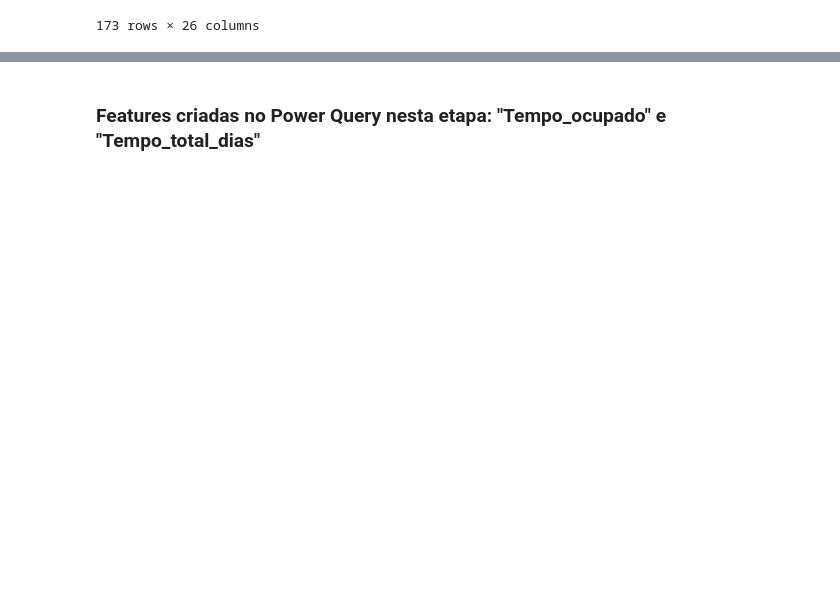
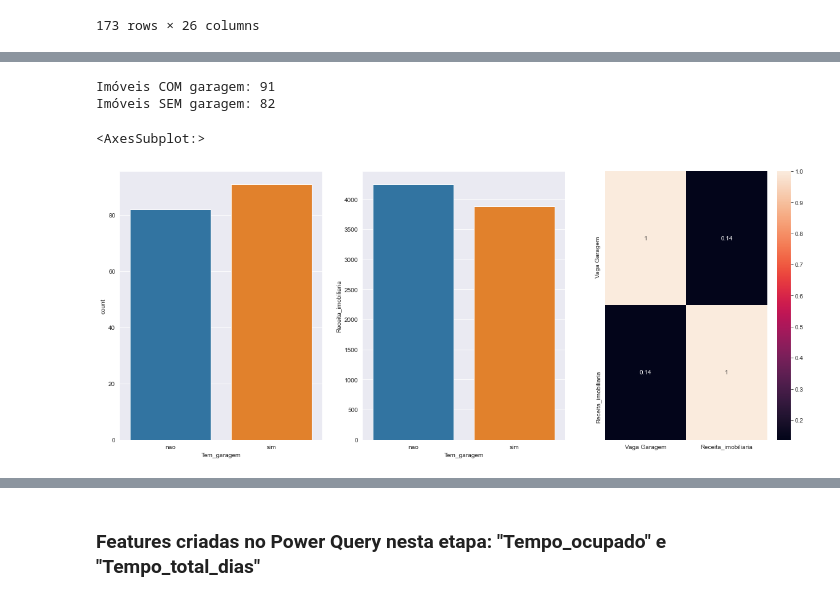
Before and after one commit to PedroSouzaDS/Projeto_Business_Intelligence_Completo-Imobili-ria_New_Offices-, a Jupyter notebook: EDA_New_Offices.ipynb, the cells around one changed output, grey strips where cells are left out. Cells and saved outputs as stored; diff of their text form; code cells hidden in the pictures; blank space fills up the shorter version.

```diff
--- a/EDA_New_Offices.ipynb
+++ b/EDA_New_Offices.ipynb
@@ -208,0 +254,4 @@ sns.set_style('darkgrid')
+# %%
+# verificando se imoveis com garagem fornecem maior receita a imobiliaria
+aux = df[['Lugar', 'Tem_garagem','Vaga Garagem', 'Receita_imobiliaria']]
+aux
@@ -208,0 +272,23 @@ sns.set_style('darkgrid')
+# %%
+sim = aux[aux['Tem_garagem'] == 'sim']
+nao = aux[aux['Tem_garagem'] == 'nao']
+print(f'Imóveis COM garagem: {len(sim)}')
+print(f'Imóveis SEM garagem: {len(nao)}')
+# %% [output]
+Imóveis COM garagem: 91
+Imóveis SEM garagem: 82
+# %%
+plt.figure(figsize = (20,8))
+
+plt.subplot(1,3,1)
+sns.countplot(x = 'Tem_garagem', data = aux)
+
+plt.subplot(1,3,2)
+sns.barplot(x = 'Tem_garagem', y = 'Receita_imobiliaria', data = aux, ci = False)
+
+# Boxplot
+plt.subplot(1,3,3)
+sns.heatmap(aux.corr(method = 'pearson'), annot = True)
+# %% [output]
+<AxesSubplot:>
+[figure, added]
```
Also changed, not shown: parts of 32 cells of this notebook.
